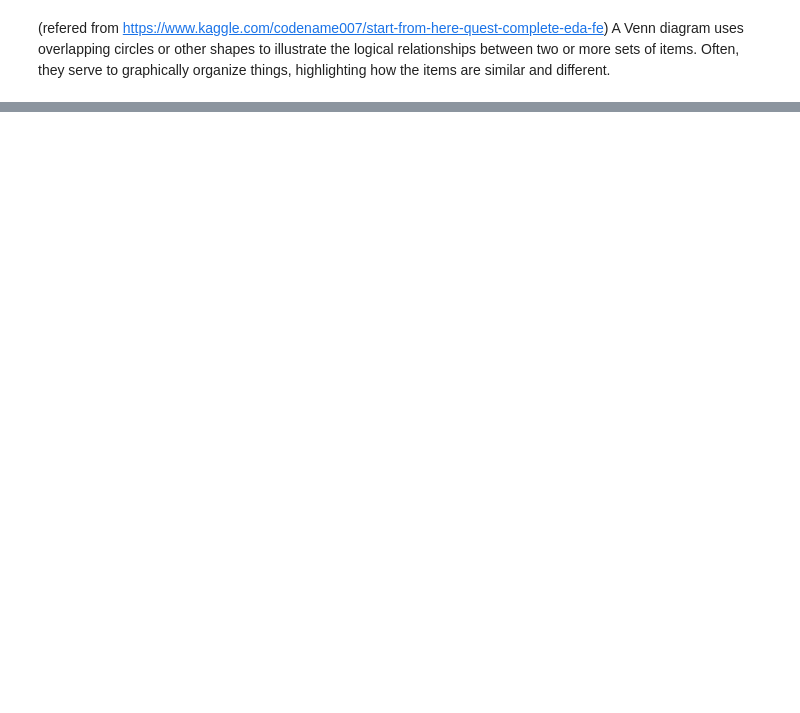
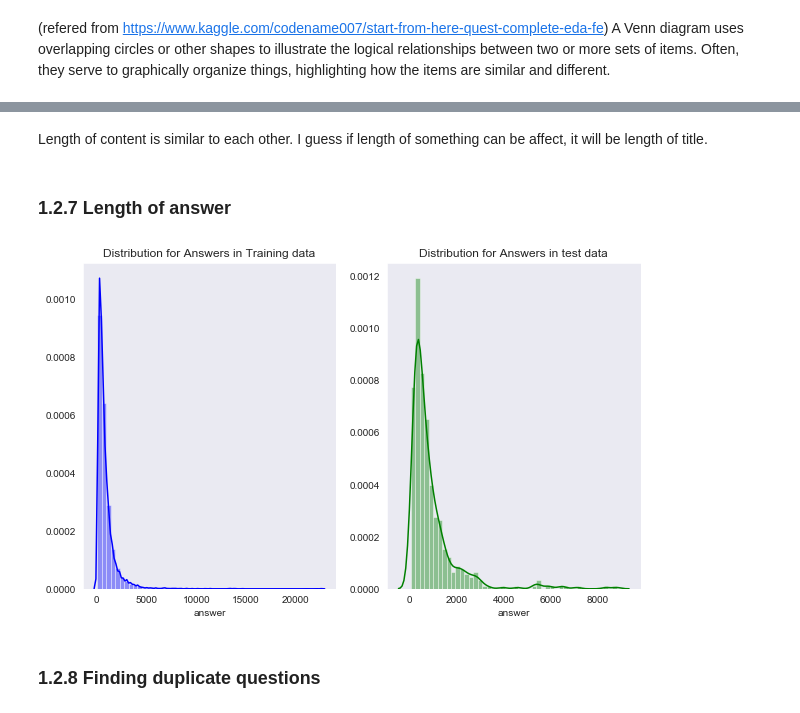
Before and after one commit to Data-Intelligence-Bootcamp/Yeseul_project, a Jupyter notebook: Google QUEST Q&A Labeling_Yeseul.ipynb, the cells around one changed output, grey strips where cells are left out. Drawn from its saved outputs; the diff is of its cells as text; code cells hidden in the pictures; blank space fills up the shorter version.

```diff
--- a/Google QUEST Q&A Labeling_Yeseul.ipynb
+++ b/Google QUEST Q&A Labeling_Yeseul.ipynb
@@ -415,0 +491,17 @@ A Venn diagram uses overlapping circles or other shapes to illustrate the logica
+# %% [markdown]
+Length of content is similar to each other. I guess if length of something can be affect, it will be length of title.
+# %% [markdown]
+### 1.2.7 Length of answer
+# %%
+train_question_title=train['answer'].str.len()
+test_question_title=test['answer'].str.len()
+fig,(ax1,ax2)=plt.subplots(1,2,figsize=(10,6))
+sns.distplot(train_question_title,ax=ax1,color='blue')
+sns.distplot(test_question_title,ax=ax2,color='green')
+ax2.set_title('Distribution for Answers in test data')
+ax1.set_title('Distribution for Answers in Training data')
+plt.show()
+# %% [output]
+[figure, added]
+# %% [markdown]
+### 1.2.8 Finding duplicate questions
```
Also changed, not shown: parts of 43 cells of this notebook.
